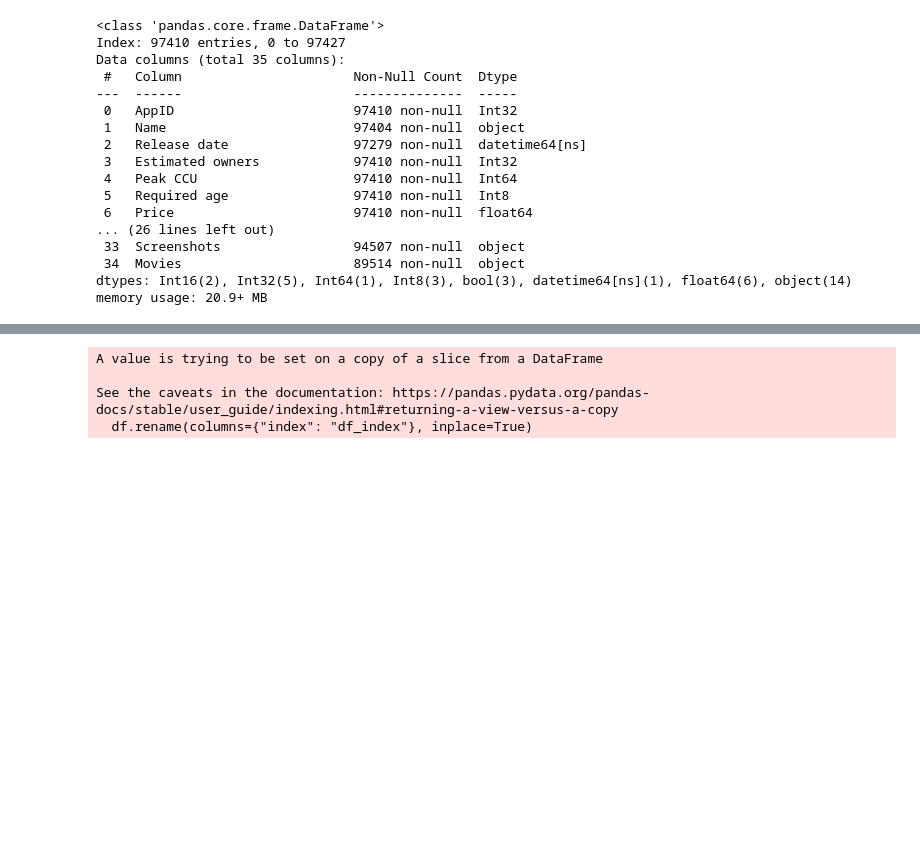
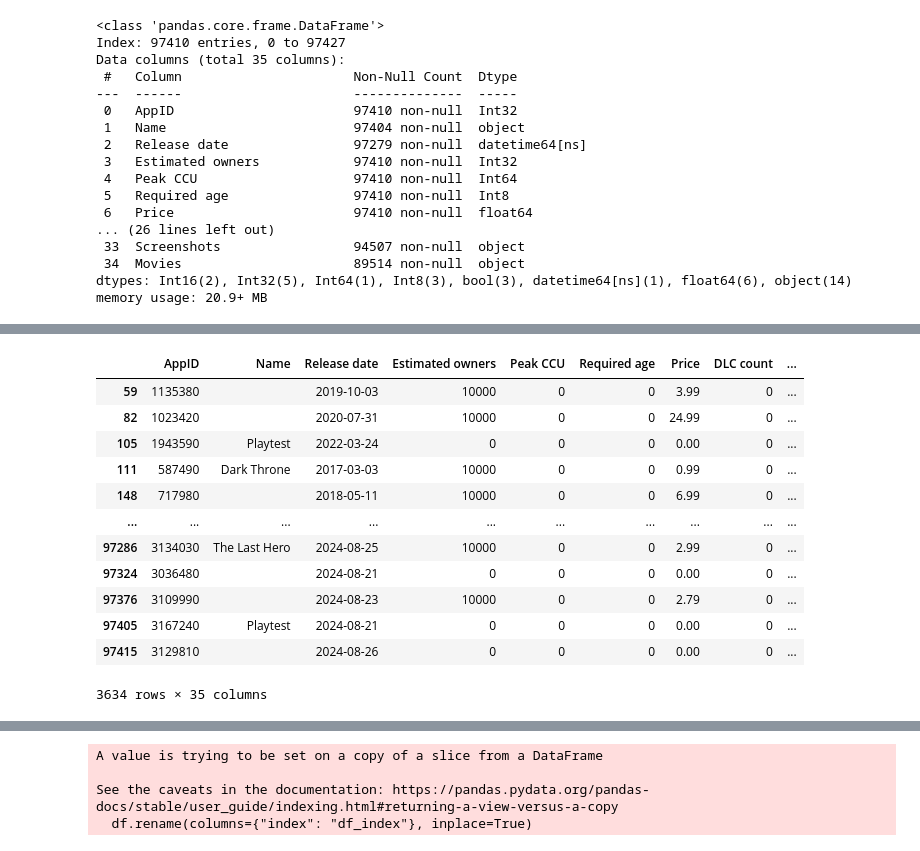
Before and after one commit to pyramidheadshark/Steam-AI-Recommendations, a Jupyter notebook: notebooks/dataset_preparation.ipynb, the cells around one changed output, grey strips where cells are left out. Cells and saved outputs as stored; diff of their text form; code cells hidden in the pictures; blank space fills up the shorter version.

```diff
--- a/notebooks/dataset_preparation.ipynb
+++ b/notebooks/dataset_preparation.ipynb
@@ -237,0 +322,17 @@ memory usage: 20.9+ MB
+# %%
+duplicate_rows = df[df.duplicated(subset=['Name'], keep=False)]
+duplicate_rows
+# %% [output]
+|  | AppID | Name | Release date | Estimated owners | Peak CCU | Required age | Price | DLC count | ... |
+| 59 | 1135380 |  | 2019-10-03 | 10000 | 0 | 0 | 3.99 | 0 | ... |
+| 82 | 1023420 |  | 2020-07-31 | 10000 | 0 | 0 | 24.99 | 0 | ... |
+| 105 | 1943590 | Playtest | 2022-03-24 | 0 | 0 | 0 | 0.00 | 0 | ... |
+| 111 | 587490 | Dark Throne | 2017-03-03 | 10000 | 0 | 0 | 0.99 | 0 | ... |
+| 148 | 717980 |  | 2018-05-11 | 10000 | 0 | 0 | 6.99 | 0 | ... |
+| ... | ... | ... | ... | ... | ... | ... | ... | ... | ... |
+| 97286 | 3134030 | The Last Hero | 2024-08-25 | 10000 | 0 | 0 | 2.99 | 0 | ... |
+| 97324 | 3036480 |  | 2024-08-21 | 0 | 0 | 0 | 0.00 | 0 | ... |
+| 97376 | 3109990 |  | 2024-08-23 | 10000 | 0 | 0 | 2.79 | 0 | ... |
+| 97405 | 3167240 | Playtest | 2024-08-21 | 0 | 0 | 0 | 0.00 | 0 | ... |
+| 97415 | 3129810 |  | 2024-08-26 | 0 | 0 | 0 | 0.00 | 0 | ... |
+3634 rows × 35 columns
```
Also changed, not shown: parts of 25 cells of this notebook, 2 other files.
